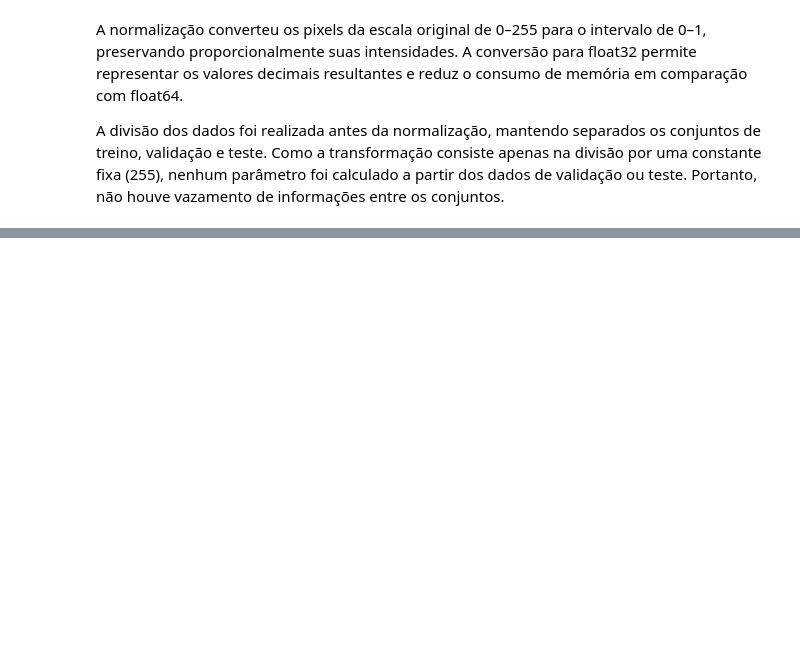
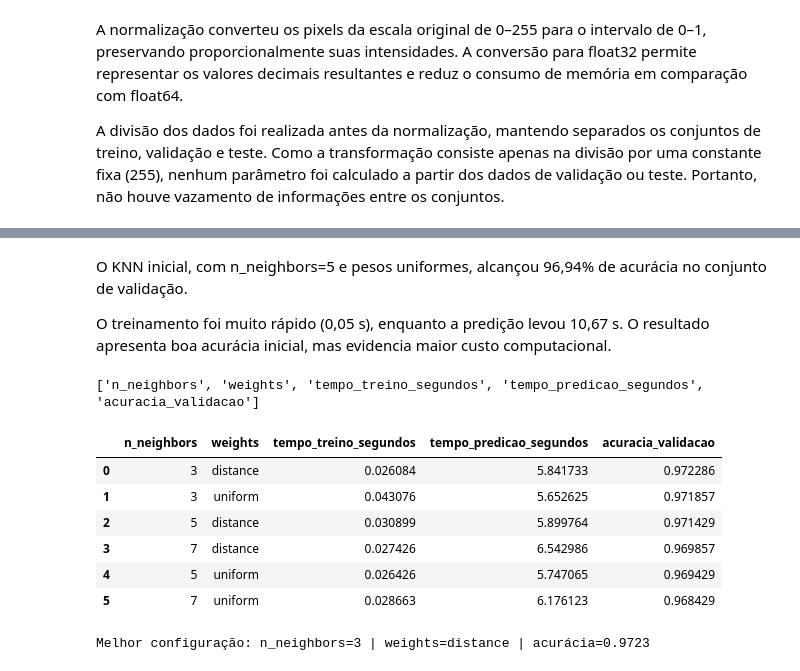
Before and after one commit to senapalm/classificador_de_digitos, a Jupyter notebook: classificador_de_digitos.ipynb, the cells around one changed output, grey strips where cells are left out. Drawn from its saved outputs; the diff is of its cells as text; code cells hidden in the pictures; blank space fills up the shorter version.

```diff
--- a/classificador_de_digitos.ipynb
+++ b/classificador_de_digitos.ipynb
@@ -171,0 +235,52 @@ A divisão dos dados foi realizada antes da normalização, mantendo separados o
+# %% [markdown]
+O KNN inicial, com n_neighbors=5 e pesos uniformes, alcançou 96,94% de acurácia no conjunto de validação.
+
+O treinamento foi muito rápido (0,05 s), enquanto a predição levou 10,67 s. O resultado apresenta boa acurácia inicial, mas evidencia maior custo computacional.
+# %%
+print(pd.DataFrame(resultados_knn).columns.tolist())
+# %% [output]
+['n_neighbors', 'weights', 'tempo_treino_segundos', 'tempo_predicao_segundos', 'acuracia_validacao']
+# %%
+resultados_knn = []
+
+for n_neighbors in [3, 5, 7]:
+    for weights in ["uniform", "distance"]:
+        _, _, resultado = treinar_avaliar_knn(
+            X_train,
+            y_train,
+            X_val,
+            y_val,
+            n_neighbors=n_neighbors,
+            weights=weights
+        )
+
+        resultados_knn.append(resultado)
+
+comparacao_knn = (
+    pd.DataFrame(resultados_knn)
+    .sort_values(
+        by=["acuracia_validacao", "tempo_predicao_segundos"],
+        ascending=[False, True]
+    )
+    .reset_index(drop=True)
+)
+
+display(comparacao_knn)
+
+melhor_configuracao_knn = comparacao_knn.iloc[0]
+
+print(
+    f"Melhor configuração: "
+    f"n_neighbors={melhor_configuracao_knn['n_neighbors']} | "
+    f"weights={melhor_configuracao_knn['weights']} | "
+    f"acurácia={melhor_configuracao_knn['acuracia_validacao']:.4f}"
+)
+# %% [output]
+|  | n_neighbors | weights | tempo_treino_segundos | tempo_predicao_segundos | acuracia_validacao |
+| 0 | 3 | distance | 0.026084 | 5.841733 | 0.972286 |
+| 1 | 3 | uniform | 0.043076 | 5.652625 | 0.971857 |
+| 2 | 5 | distance | 0.030899 | 5.899764 | 0.971429 |
+| 3 | 7 | distance | 0.027426 | 6.542986 | 0.969857 |
+| 4 | 5 | uniform | 0.026426 | 5.747065 | 0.969429 |
+| 5 | 7 | uniform | 0.028663 | 6.176123 | 0.968429 |
+Melhor configuração: n_neighbors=3 | weights=distance | acurácia=0.9723
```
Also changed, not shown: parts of 7 cells of this notebook.
